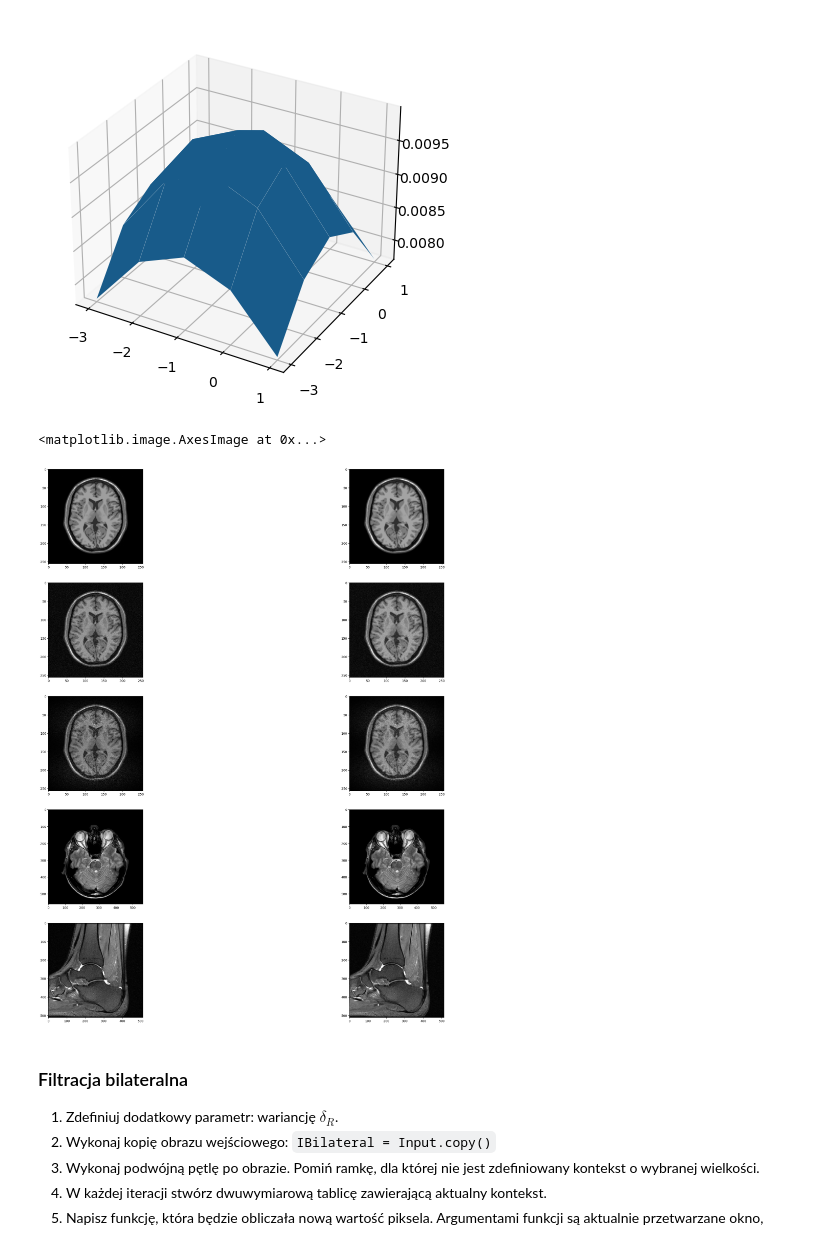
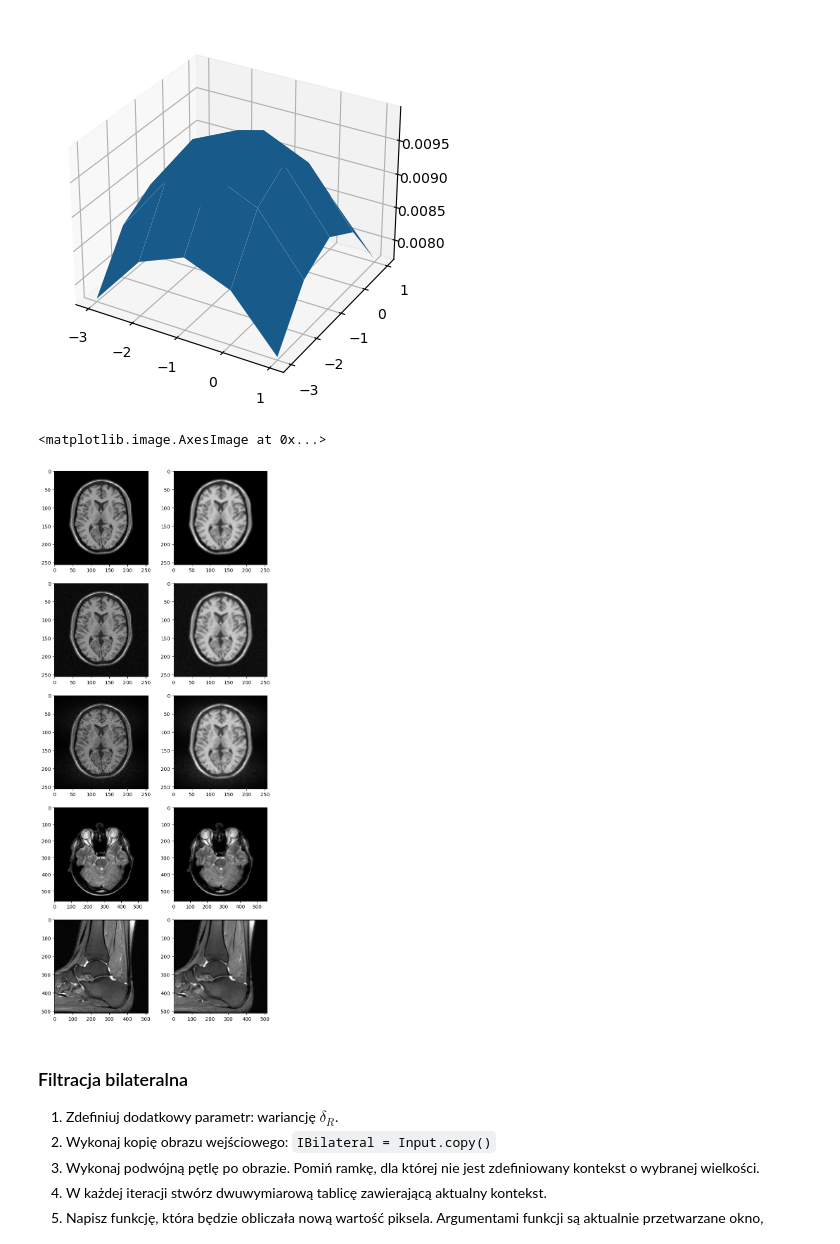
Before and after one commit to YgLK/computer_vision, a Jupyter notebook: lab07/07_bilateral.ipynb, the cells around one changed output. Cells and saved outputs as stored; diff of their text form; code cells hidden in the pictures.

```diff
--- a/lab07/07_bilateral.ipynb
+++ b/lab07/07_bilateral.ipynb
@@ -109,7 +112,7 @@ Argumentem tej funkcji są aktualnie przetwarzane okno i współczynniki filtra.
 # %%
 def gaussian_filter(win_size, delta_S):
     k = win_size // 2
-    gaussian_filter = np.zeros((win_size,win_size))
+    gaussian_filter = np.zeros((win_size,win_size), np.float32)
     # -k to k because it's gaussian distribution around 0
     for x in range(-k, k+1):
         for y in range(-k, k+1):
@@ -131,7 +134,7 @@ def mesh(fun, size):
 
     plt.show()
 # %%
-gaussian_filter = gaussian_filter(5, 4)
-mesh(gaussian_filter, 5)
+gauss_filter = gaussian_filter(5, 4)
+mesh(gauss_filter, 5)
 # %% [output]
 [figure]
@@ -166,28 +166,28 @@ def gauss_blur(img, size, sigma_S):
             result[i,j] = conv_with_gauss(window, gaussian, size, sigma_S)
     return result
 # %%
-gaus_I_noisefree = gauss_blur(I_noisefree, 5, 0.5)
-gaus_I_noisy1 = gauss_blur(I_noisy1, 5, 0.5)
-gaus_I_noisy2 = gauss_blur(I_noisy2, 5, 0.5)
-gaus_I_noisy3 = gauss_blur(I_noisy3, 5, 0.5)
-gaus_I_noisy4 = gauss_blur(I_noisy4, 5, 0.5)
+gaus_I_noisefree = gauss_blur(I_noisefree, 5, 15)
+gaus_I_noisy1 = gauss_blur(I_noisy1, 5, 15)
+gaus_I_noisy2 = gauss_blur(I_noisy2, 5, 15)
+gaus_I_noisy3 = gauss_blur(I_noisy3, 5, 15)
+gaus_I_noisy4 = gauss_blur(I_noisy4, 5, 15)
 # %%
-fig, axs = plt.subplots(5, 2)
-fig.set_size_inches(32,32)
+fig, axs = plt.subplots(5, 2, figsize=(8, 20))
+
 axs[0,0].imshow(I_noisefree, cmap='gray')
 axs[1,0].imshow(I_noisy1, cmap='gray')
 axs[2,0].imshow(I_noisy2, cmap='gray')
 axs[3,0].imshow(I_noisy3, cmap='gray')
 axs[4,0].imshow(I_noisy4, cmap='gray')
 # after gauss blur
 axs[0,1].imshow(gaus_I_noisefree, cmap='gray')
 axs[1,1].imshow(gaus_I_noisy1, cmap='gray')
 axs[2,1].imshow(gaus_I_noisy2, cmap='gray')
 axs[3,1].imshow(gaus_I_noisy3, cmap='gray')
 axs[4,1].imshow(gaus_I_noisy4, cmap='gray')
 # %% [output]
 <matplotlib.image.AxesImage at 0x...>
-[figure, old version]
+[figure, new version]
 # %% [markdown]
 ### Filtracja bilateralna
 
```
Also changed, not shown: parts of 5 cells of this notebook.
